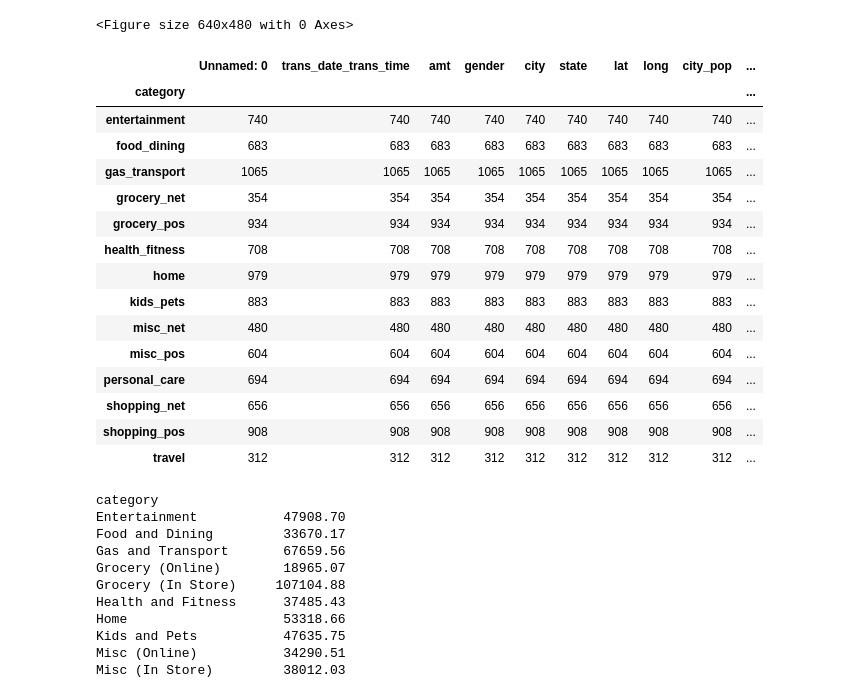
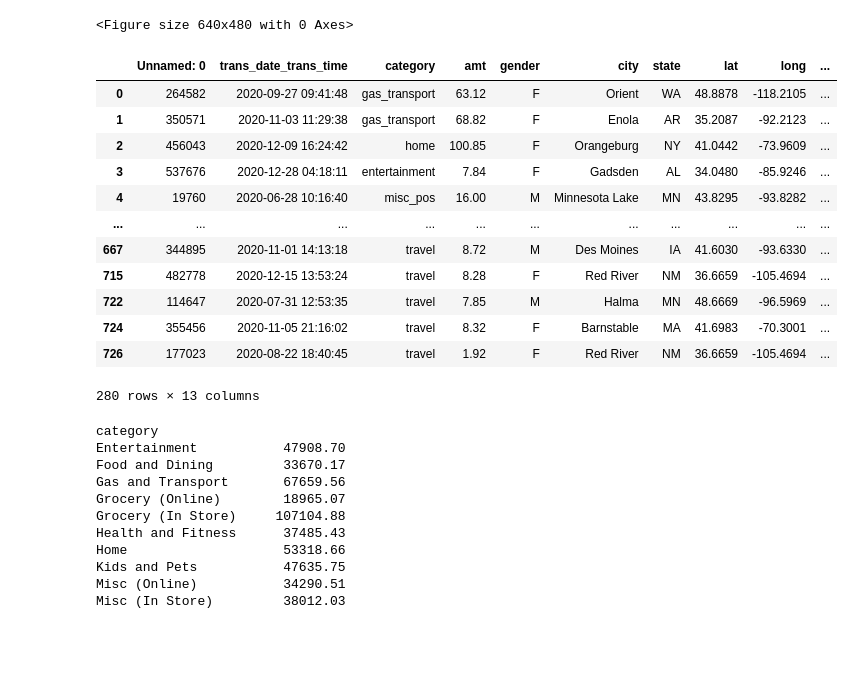
Before and after one commit to Atlkells/Project_1_Group_3, a Jupyter notebook: SKproject1code.ipynb, the cells around one changed output. Cells and saved outputs as stored; diff of their text form; code cells hidden in the pictures; blank space fills up the shorter version.

```diff
--- a/SKproject1code.ipynb
+++ b/SKproject1code.ipynb
@@ -53,24 +53,21 @@ plt.tight_layout()
 <Figure size 640x480 with 0 Axes>
 # %%
 grouped_category_df = cc_data.groupby(["category"])
-grouped_category_df.count().head(20)
+grouped_category_df.head(20)
 # %% [output]
-|  | Unnamed: 0 | trans_date_trans_time | amt | gender | city | state | lat | long | city_pop | ... |
-| category |  |  |  |  |  |  |  |  |  | ... |
-| entertainment | 740 | 740 | 740 | 740 | 740 | 740 | 740 | 740 | 740 | ... |
-| food_dining | 683 | 683 | 683 | 683 | 683 | 683 | 683 | 683 | 683 | ... |
-| gas_transport | 1065 | 1065 | 1065 | 1065 | 1065 | 1065 | 1065 | 1065 | 1065 | ... |
-| grocery_net | 354 | 354 | 354 | 354 | 354 | 354 | 354 | 354 | 354 | ... |
-| grocery_pos | 934 | 934 | 934 | 934 | 934 | 934 | 934 | 934 | 934 | ... |
-| health_fitness | 708 | 708 | 708 | 708 | 708 | 708 | 708 | 708 | 708 | ... |
-| home | 979 | 979 | 979 | 979 | 979 | 979 | 979 | 979 | 979 | ... |
-| kids_pets | 883 | 883 | 883 | 883 | 883 | 883 | 883 | 883 | 883 | ... |
-| misc_net | 480 | 480 | 480 | 480 | 480 | 480 | 480 | 480 | 480 | ... |
-| misc_pos | 604 | 604 | 604 | 604 | 604 | 604 | 604 | 604 | 604 | ... |
-| personal_care | 694 | 694 | 694 | 694 | 694 | 694 | 694 | 694 | 694 | ... |
-| shopping_net | 656 | 656 | 656 | 656 | 656 | 656 | 656 | 656 | 656 | ... |
-| shopping_pos | 908 | 908 | 908 | 908 | 908 | 908 | 908 | 908 | 908 | ... |
-| travel | 312 | 312 | 312 | 312 | 312 | 312 | 312 | 312 | 312 | ... |
+|  | Unnamed: 0 | trans_date_trans_time | category | amt | gender | city | state | lat | long | ... |
+| 0 | 264582 | 2020-09-27 09:41:48 | gas_transport | 63.12 | F | Orient | WA | 48.8878 | -118.2105 | ... |
+| 1 | 350571 | 2020-11-03 11:29:38 | gas_transport | 68.82 | F | Enola | AR | 35.2087 | -92.2123 | ... |
+| 2 | 456043 | 2020-12-09 16:24:42 | home | 100.85 | F | Orangeburg | NY | 41.0442 | -73.9609 | ... |
+| 3 | 537676 | 2020-12-28 04:18:11 | entertainment | 7.84 | F | Gadsden | AL | 34.0480 | -85.9246 | ... |
+| 4 | 19760 | 2020-06-28 10:16:40 | misc_pos | 16.00 | M | Minnesota Lake | MN | 43.8295 | -93.8282 | ... |
+| ... | ... | ... | ... | ... | ... | ... | ... | ... | ... | ... |
+| 667 | 344895 | 2020-11-01 14:13:18 | travel | 8.72 | M | Des Moines | IA | 41.6030 | -93.6330 | ... |
+| 715 | 482778 | 2020-12-15 13:53:24 | travel | 8.28 | F | Red River | NM | 36.6659 | -105.4694 | ... |
+| 722 | 114647 | 2020-07-31 12:53:35 | travel | 7.85 | M | Halma | MN | 48.6669 | -96.5969 | ... |
+| 724 | 355456 | 2020-11-05 21:16:02 | travel | 8.32 | F | Barnstable | MA | 41.6983 | -70.3001 | ... |
+| 726 | 177023 | 2020-08-22 18:40:45 | travel | 1.92 | F | Red River | NM | 36.6659 | -105.4694 | ... |
+280 rows × 13 columns
 # %%
 category_amt = grouped_category_df['amt'].sum()
 cleaned_category_amt = category_amt.rename(index= {'gas_transport': 'Gas and Transport', 'home': 'Home', 'grocery_pos': 'Grocery (In Store)', 'shopping_pos': "Shopping (In Store)", 'kids_pets': 'Kids and Pets', 'entertainment': 'Entertainment', 'health_fitness': 'Health and Fitness', 'personal_care': 'Personal Care', 'food_dining': 'Food and Dining', 'shopping_net': 'Shopping (Online)', 'misc_pos': 'Misc (In Store)', 'misc_net': 'Misc (Online)', 'grocery_net': 'Grocery (Online)', 'travel': 'Travel'})
```
